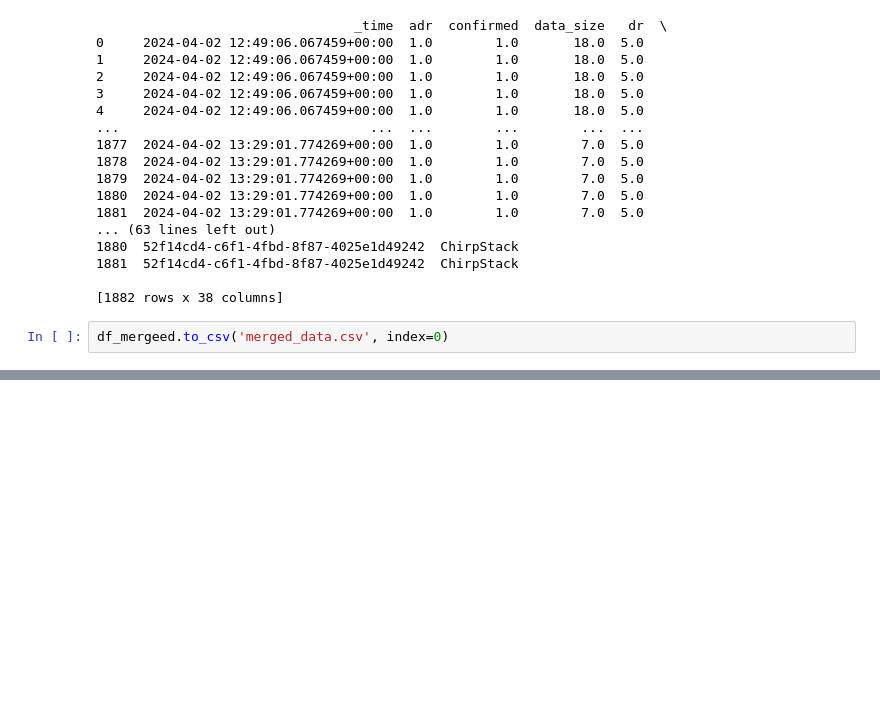
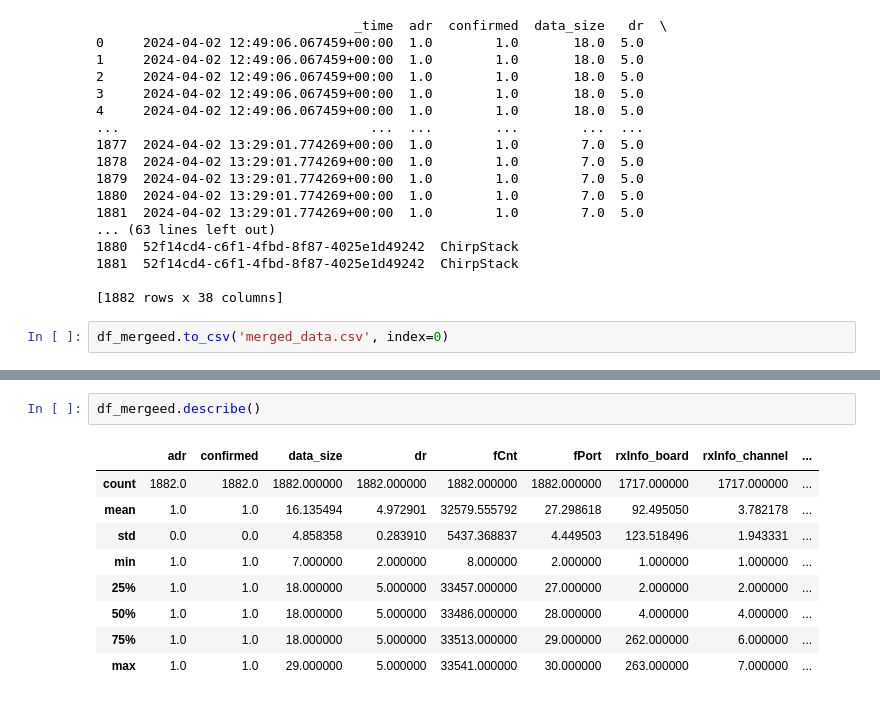
Before and after one commit to sudipbarua/Localization-leveraging-LoRaWAN, a Jupyter notebook: data_preprocess.ipynb, the cells around one changed output, grey strips where cells are left out. Drawn from its saved outputs; the diff is of its cells as text; blank space fills up the shorter version.

```diff
--- a/data_preprocess.ipynb
+++ b/data_preprocess.ipynb
@@ -58,0 +72,12 @@ df_mergeed.to_csv('merged_data.csv', index=0)
+# %%
+df_mergeed.describe()
+# %% [output]
+|  | adr | confirmed | data_size | dr | fCnt | fPort | rxInfo_board | rxInfo_channel | ... |
+| count | 1882.0 | 1882.0 | 1882.000000 | 1882.000000 | 1882.000000 | 1882.000000 | 1717.000000 | 1717.000000 | ... |
+| mean | 1.0 | 1.0 | 16.135494 | 4.972901 | 32579.555792 | 27.298618 | 92.495050 | 3.782178 | ... |
+| std | 0.0 | 0.0 | 4.858358 | 0.283910 | 5437.368837 | 4.449503 | 123.518496 | 1.943331 | ... |
+| min | 1.0 | 1.0 | 7.000000 | 2.000000 | 8.000000 | 2.000000 | 1.000000 | 1.000000 | ... |
+| 25% | 1.0 | 1.0 | 18.000000 | 5.000000 | 33457.000000 | 27.000000 | 2.000000 | 2.000000 | ... |
+| 50% | 1.0 | 1.0 | 18.000000 | 5.000000 | 33486.000000 | 28.000000 | 4.000000 | 4.000000 | ... |
+| 75% | 1.0 | 1.0 | 18.000000 | 5.000000 | 33513.000000 | 29.000000 | 262.000000 | 6.000000 | ... |
+| max | 1.0 | 1.0 | 29.000000 | 5.000000 | 33541.000000 | 30.000000 | 263.000000 | 7.000000 | ... |
```
Also changed, not shown: parts of 5 cells of this notebook.
